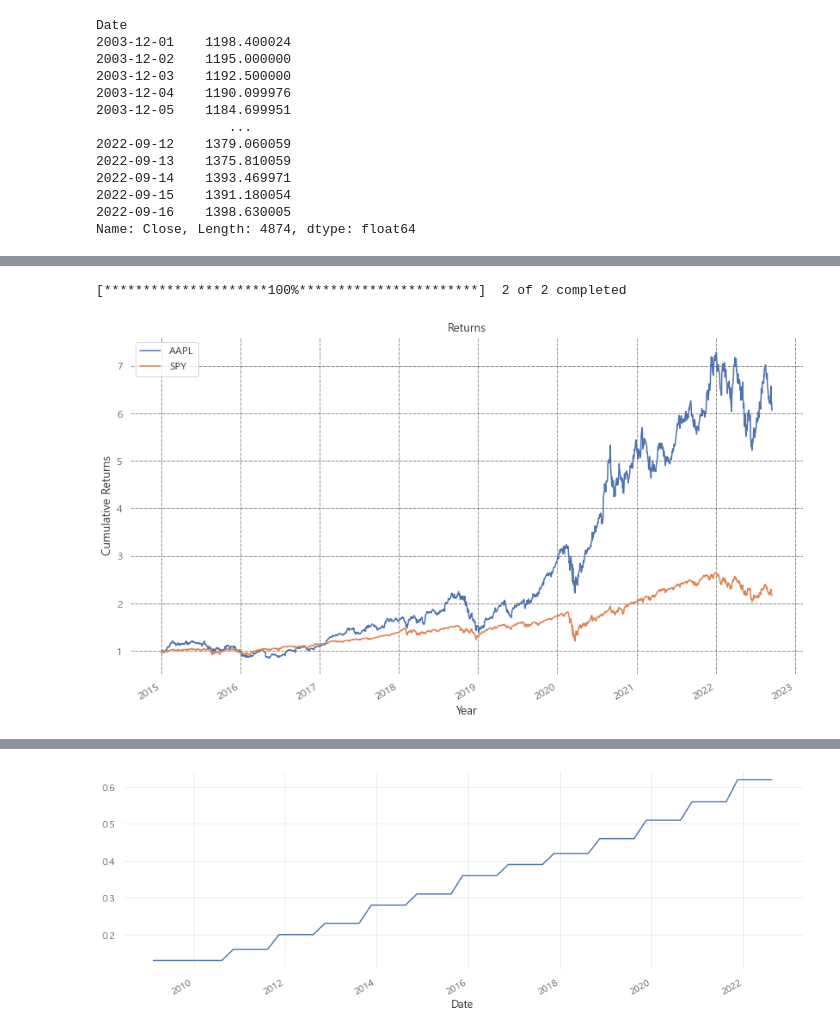
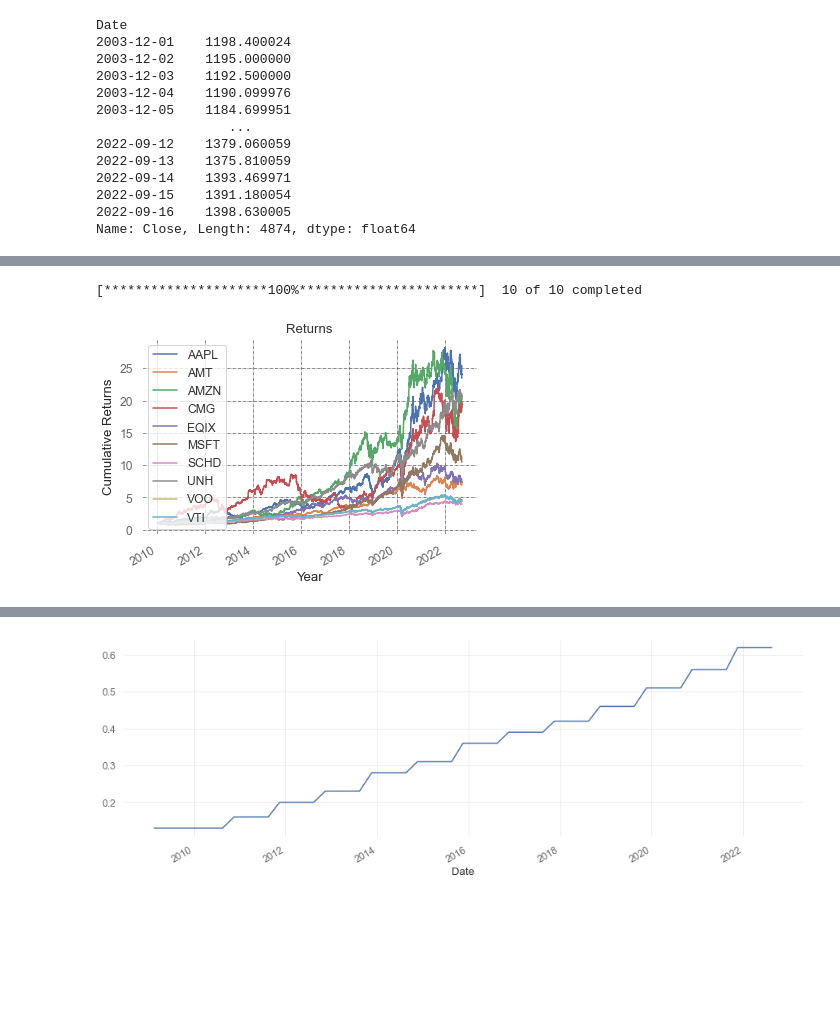
Before and after one commit to sunlee334/Stock-Portfolio-Optimization, a Jupyter notebook: sandbox.ipynb, the cells around one changed output, grey strips where cells are left out. Drawn from its saved outputs; the diff is of its cells as text; code cells hidden in the pictures; blank space fills up the shorter version.

```diff
--- a/sandbox.ipynb
+++ b/sandbox.ipynb
@@ -125,26 +126,37 @@ plt.show()
 # %%
-tickers_list = ['AAPL', 'SPY']
-data = yf.download(tickers_list,'2015-1-1')['Adj Close']
+tickers = [
+    'AAPL', # 애플
+    'AMT', # 아메리칸 타워
+    'AMZN', # 아마존닷컴
+    'CMG', # 치포틀레 멕시칸 그릴
+    'EQIX', # 에퀴닉스
+    'MSFT', # 마이크로 소프트
+    'SCHD', # SCHWAB US DIVIDEND EQU
+    'UNH', # 유나이티드헬스 그룹
+    'VOO', # VANGUARD S&P 500 ETF
+    'VTI' # VANGUARD TOTAL STOCK MARKET ETF
+]
+data = yf.download(tickers,'2010-1-1')['Adj Close']
 
 # Plot all the close prices
 ((data.pct_change()+1).cumprod()).plot()
 
 # Show the legend
 plt.legend()
 
 # Define the label for the title of the figure
 plt.title("Returns")
 
 # Define the labels for x-axis and y-axis
 plt.ylabel('Cumulative Returns')
 plt.xlabel('Year')
 
 # Plot the grid lines
 plt.grid(which="major", color='k', linestyle='-.', linewidth=0.5)
 plt.show()
 # %% [output]
-[*********************100%***********************]  2 of 2 completed
+[*********************100%***********************]  10 of 10 completed
-[figure, old version]
+[figure, new version]
 # %%
 msft = yf.Ticker("MSFT")
 # %%
```
Also changed, not shown: parts of 10 cells of this notebook, 4 other files.
